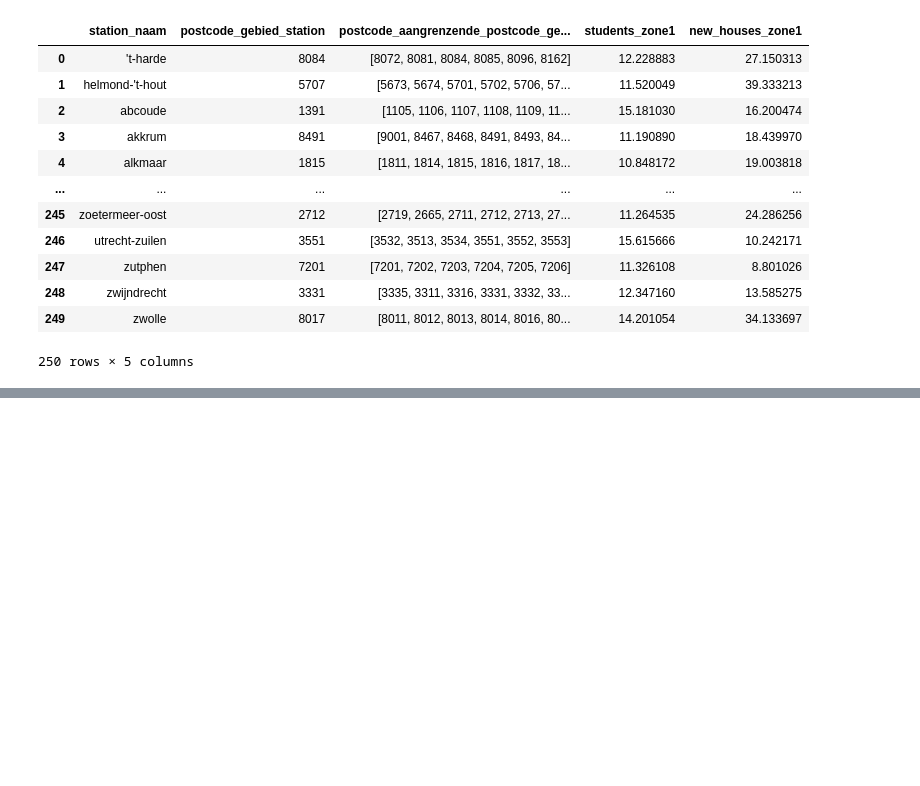
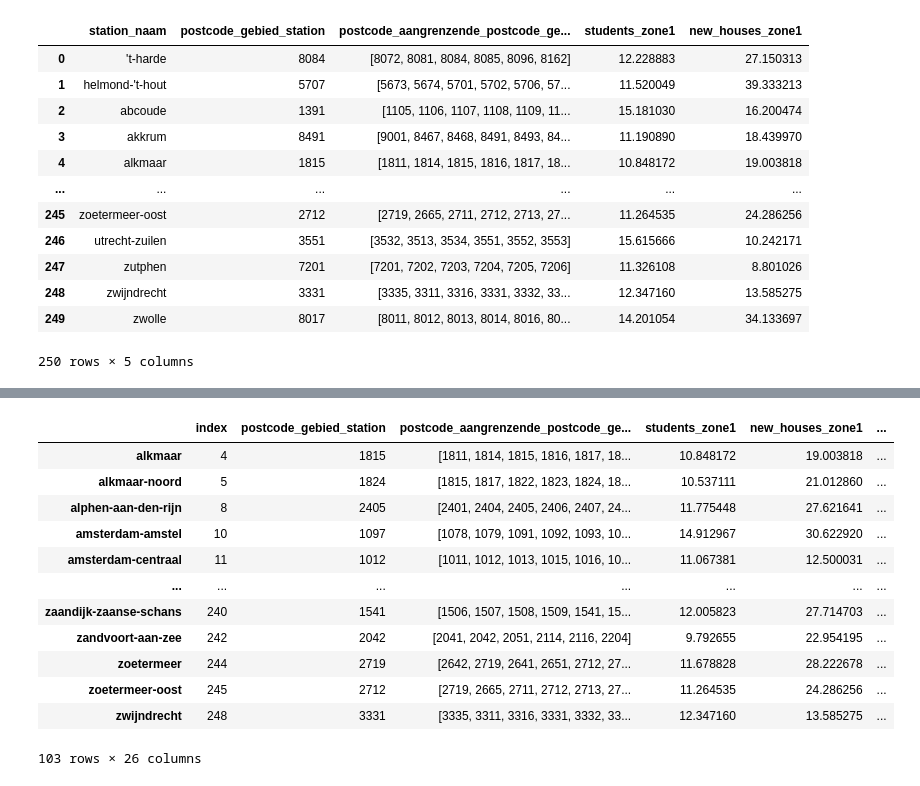
Before and after one commit to Christos02/TIL16, a Jupyter notebook: Geografische_grafieken.ipynb, the cells around one changed output, grey strips where cells are left out. Cells and saved outputs as stored; diff of their text form; code cells hidden in the pictures; blank space fills up the shorter version.

```diff
--- a/Geografische_grafieken.ipynb
+++ b/Geografische_grafieken.ipynb
@@ -212,0 +197,27 @@ stations
+# %%
+stations = stations.reset_index()
+
+df_ns = pd.read_csv('df_ns_Holland.csv')
+df_ns_2019 = df_ns[df_ns['Year'] == 2019].copy()
+df_ns_2019 = df_ns_2019.set_index('Station').copy()
+stations = stations.set_index('station_naam').copy()
+
+#merge both dataframes
+stations_merged = stations.merge(df_ns_2019, left_index=True, right_index=True)
+stations_merged
+
+# print(stations.columns)
+# %% [output]
+|  | index | postcode_gebied_station | postcode_aangrenzende_postcode_ge... | students_zone1 | new_houses_zone1 | ... |
+| alkmaar | 4 | 1815 | [1811, 1814, 1815, 1816, 1817, 18... | 10.848172 | 19.003818 | ... |
+| alkmaar-noord | 5 | 1824 | [1815, 1817, 1822, 1823, 1824, 18... | 10.537111 | 21.012860 | ... |
+| alphen-aan-den-rijn | 8 | 2405 | [2401, 2404, 2405, 2406, 2407, 24... | 11.775448 | 27.621641 | ... |
+| amsterdam-amstel | 10 | 1097 | [1078, 1079, 1091, 1092, 1093, 10... | 14.912967 | 30.622920 | ... |
+| amsterdam-centraal | 11 | 1012 | [1011, 1012, 1013, 1015, 1016, 10... | 11.067381 | 12.500031 | ... |
+| ... | ... | ... | ... | ... | ... | ... |
+| zaandijk-zaanse-schans | 240 | 1541 | [1506, 1507, 1508, 1509, 1541, 15... | 12.005823 | 27.714703 | ... |
+| zandvoort-aan-zee | 242 | 2042 | [2041, 2042, 2051, 2114, 2116, 2204] | 9.792655 | 22.954195 | ... |
+| zoetermeer | 244 | 2719 | [2642, 2719, 2641, 2651, 2712, 27... | 11.678828 | 28.222678 | ... |
+| zoetermeer-oost | 245 | 2712 | [2719, 2665, 2711, 2712, 2713, 27... | 11.264535 | 24.286256 | ... |
+| zwijndrecht | 248 | 3331 | [3335, 3311, 3316, 3331, 3332, 33... | 12.347160 | 13.585275 | ... |
+103 rows × 26 columns
```
Also changed, not shown: parts of 14 cells of this notebook, 1 other file.
